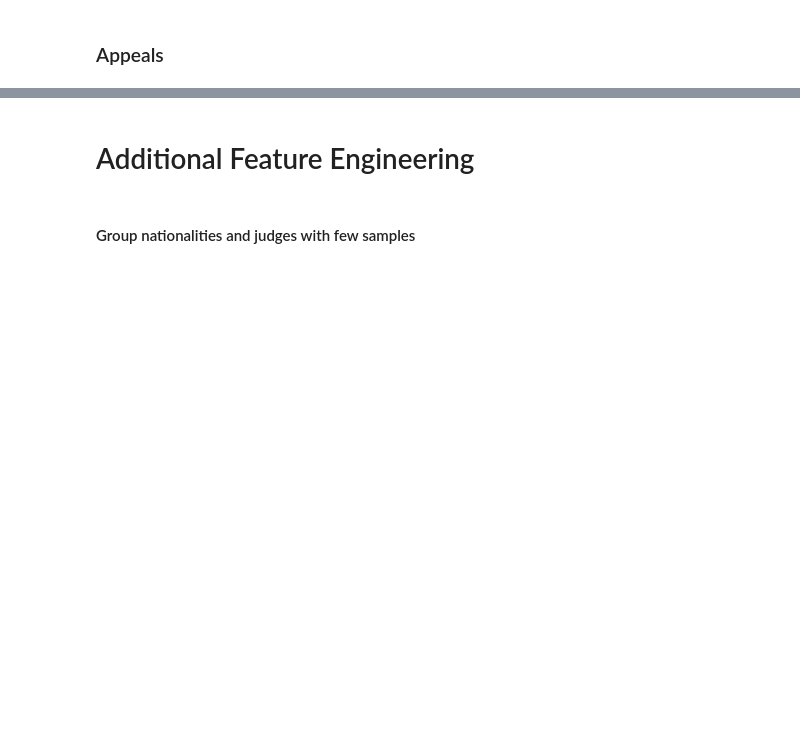
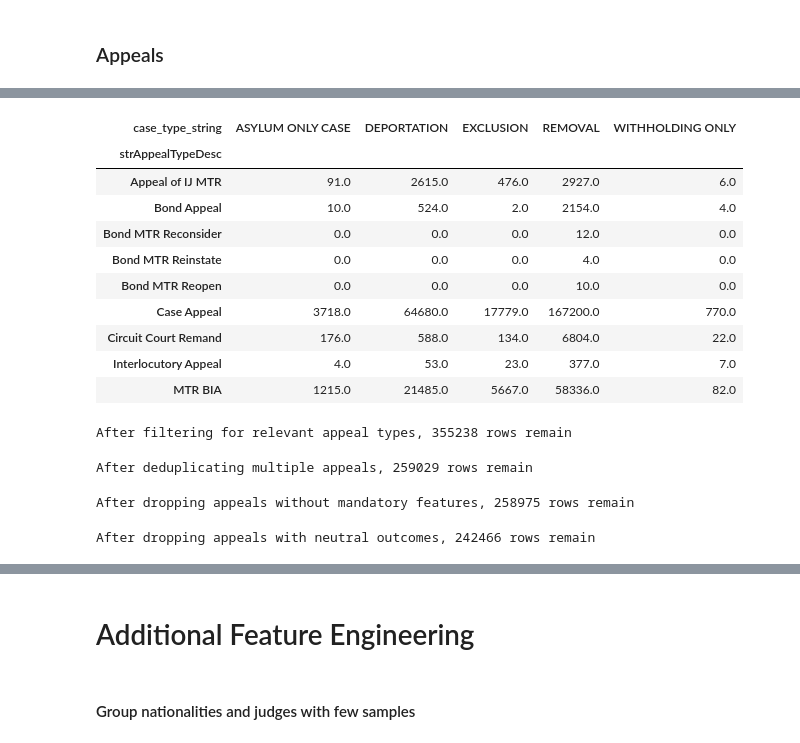
Before and after one commit to colinandrus/ml_course_project, a Jupyter notebook: notebooks/data_preparation_cleaned.ipynb, the cells around one changed output, grey strips where cells are left out. Cells and saved outputs as stored; diff of their text form; code cells hidden in the pictures; blank space fills up the shorter version.

```diff
--- a/notebooks/data_preparation_cleaned.ipynb
+++ b/notebooks/data_preparation_cleaned.ipynb
@@ -14,0 +19,11 @@ DATAFOLDER = "~/Documents/data-science-coursework/nyu-ml/project/"
+# %%
+master_dunn = pd.read_csv(os.path.join(DATAFOLDER,
+                                       'data/AsylumAdj/data_for_model/_decision_scheduling_merge_final_converted.csv'),
+                          encoding='latin-1', low_memory=False) # gets UnicodeDecodeError otherwise
+master_dunn.rename(columns={'dec_type_string': 'original_dec_type_string',
+                            'dec_string': 'original_dec_string',
+                            'grant': 'original_granted'},
+                   inplace=True)
+master_dunn.drop('Unnamed: 0', axis=1, inplace=True)
+print(master_dunn.info())
+print(master_dunn.columns.tolist())
@@ -231,6 +62,0 @@ master_df.sample(3)
-# %%
-master_dunn = pd.read_csv(os.path.join(DATAFOLDER,
-                                       'data/AsylumAdj/data_for_model/_decision_scheduling_merge_final_converted.csv'),
-                          encoding='latin-1', low_memory=False) # gets UnicodeDecodeError otherwise
-master_dunn['in_dunn'] = 1
-master_dunn.info()
@@ -380,0 +204,10 @@ print("{} of appeal were successful".format(float(appeals['granted'].sum()) / le
+# %%
+# check % of denied proceedings that appealed
+denied_cases = df[df['original_granted'] == 0].copy()
+denied_cases['appealed'] = np.where(pd.notnull(denied_cases['idnAppeal']), 1, 0)
+denied_cases_total = denied_cases['idnproceeding'].nunique()
+denied_cases_appealed = denied_cases[denied_cases['appealed'] == 1]['idnproceeding'].nunique()
+denied_cases_appealed_pct = float(denied_cases_appealed) / denied_cases_total
+print("Of the {} denied proceedings, {} ({:.1f}%) appealed the decision.".format(denied_cases_total,
+                                                                                 denied_cases_appealed,
+                                                                                 100 * denied_cases_appealed_pct))
@@ -380,0 +226,52 @@ print("{} of appeal were successful".format(float(appeals['granted'].sum()) / le
+# %%
+# check appeal and case types
+appeals = denied_cases[denied_cases['appealed'] == 1]
+appeals.groupby(['strAppealTypeDesc', 'case_type_string']).size().unstack().fillna(0)
+# %% [output]
+| case_type_string | ASYLUM ONLY CASE | DEPORTATION | EXCLUSION | REMOVAL | WITHHOLDING ONLY |
+| strAppealTypeDesc |  |  |  |  |  |
+| Appeal of IJ MTR | 91.0 | 2615.0 | 476.0 | 2927.0 | 6.0 |
+| Bond Appeal | 10.0 | 524.0 | 2.0 | 2154.0 | 4.0 |
+| Bond MTR Reconsider | 0.0 | 0.0 | 0.0 | 12.0 | 0.0 |
+| Bond MTR Reinstate | 0.0 | 0.0 | 0.0 | 4.0 | 0.0 |
+| Bond MTR Reopen | 0.0 | 0.0 | 0.0 | 10.0 | 0.0 |
+| Case Appeal | 3718.0 | 64680.0 | 17779.0 | 167200.0 | 770.0 |
+| Circuit Court Remand | 176.0 | 588.0 | 134.0 | 6804.0 | 22.0 |
+| Interlocutory Appeal | 4.0 | 53.0 | 23.0 | 377.0 | 7.0 |
+| MTR BIA | 1215.0 | 21485.0 | 5667.0 | 58336.0 | 82.0 |
+# %%
+# filter for relevant appeal types
+selected_appeal_types = ['Appeal of IJ MTR', 'Case Appeal', 'Circuit Court Remand', 'Interlocutory Appeal', 'MTR BIA']
+appeals = appeals[appeals['strAppealTypeDesc'].isin(selected_appeal_types)]
+print("After filtering for relevant appeal types, {} rows remain".format(len(appeals)))
+# %% [output]
+After filtering for relevant appeal types, 355238 rows remain
+# %%
+# de-duplicate multiple appeals (each case-proceeding should be unique) by retaining the last appeal
+appeals = appeals.sort_values(by=['idncase', 'idnProceeding', 'datBIADecision_dt'],
+                              ascending=[True, True, False])
+appeals.drop_duplicates(subset=['idncase', 'idnProceeding'], keep='first', inplace=True)
+print("After deduplicating multiple appeals, {} rows remain".format(len(appeals)))
+# %% [output]
+After deduplicating multiple appeals, 259029 rows remain
+# %%
+# drop appeals without mandatory features
+mandatory_features = ['datAppealFiled_year', 'case_type_string']
+appeals.dropna(subset=mandatory_features, inplace=True)
+print("After dropping appeals without mandatory features, {} rows remain".format(len(appeals)))
+# %% [output]
+After dropping appeals without mandatory features, 258975 rows remain
+# %%
+# designate appeal decision type
+positive_labels = ['Background Check Remand', 'Grant With No Remand', 'Granted', 'Remand',
+                   'Sustain', 'Temporary Protected Status', 'Termination']
+negative_labels = ['Denied', "Dismiss Appeal/Affirm IJ's Decision", 'Dismissed (Grant V/D 30 days)',
+                   'Dismissed (Voluntary Departure Granted)', 'Rejection', 'SUMMARY AFFIRMANCE/VD',
+                   'Summary Affirmance', 'Summary Dismiss', 'Summary Dismissal (O) Other',
+                   'Summary Dismissal (a) inad reason on appeal', 'Summary Dismissal - Both (a) & (e)']
+appeals['granted'] = np.where(appeals['strBIADecisionDesc'].isin(positive_labels), 1,
+                              np.where(appeals['strBIADecisionDesc'].isin(negative_labels), 0, None))
+appeals.dropna(subset=['granted'], inplace=True)
+print("After dropping appeals with neutral outcomes, {} rows remain".format(len(appeals)))
+# %% [output]
+After dropping appeals with neutral outcomes, 242466 rows remain
```
Also changed, not shown: parts of 58 cells of this notebook.
